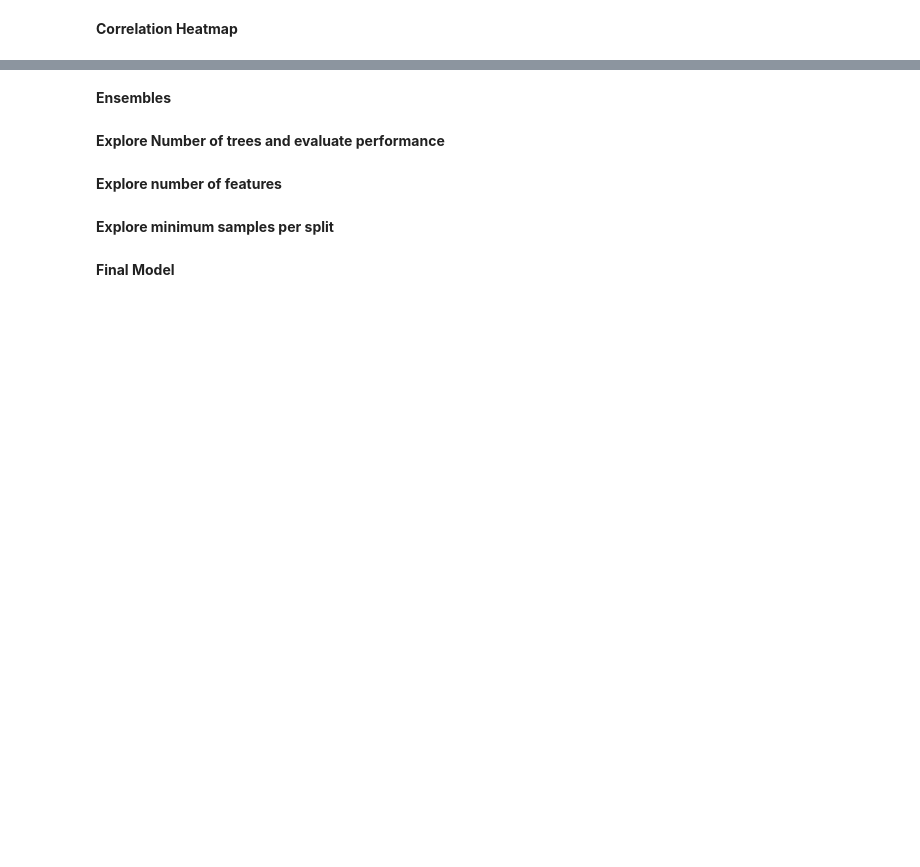
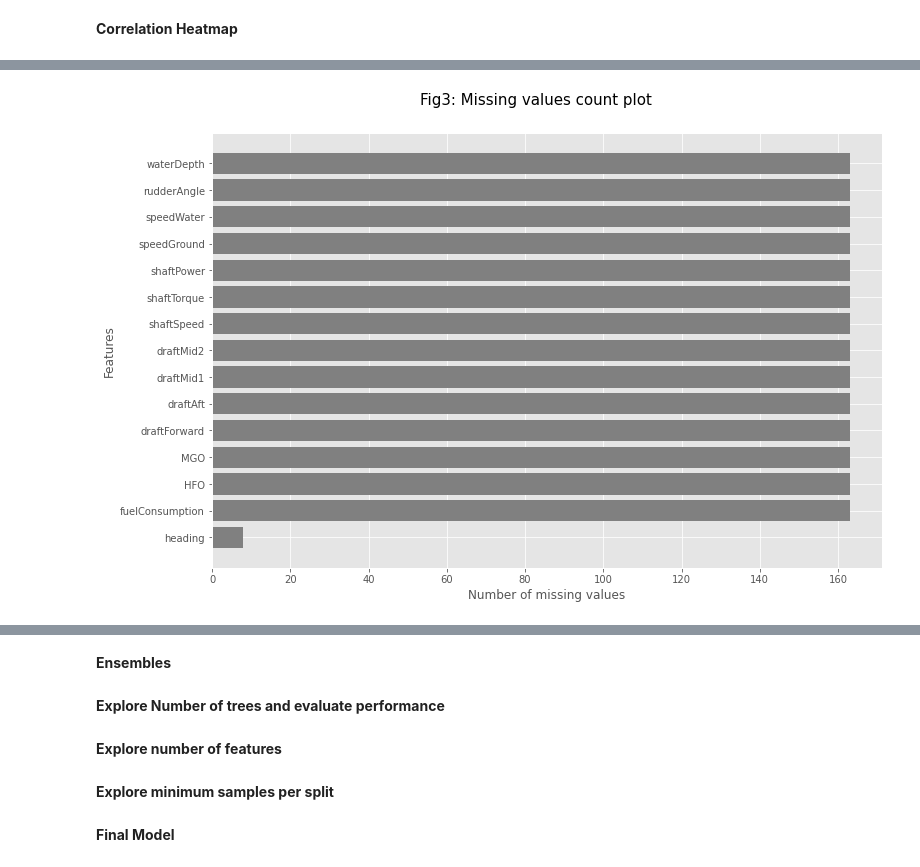
Before and after one commit to R-Sandhu/predict-ship-fuel-consumption, a Jupyter notebook: reports/Report.ipynb, the cells around one changed output, grey strips where cells are left out. Cells and saved outputs as stored; diff of their text form; code cells hidden in the pictures; blank space fills up the shorter version.

```diff
--- a/reports/Report.ipynb
+++ b/reports/Report.ipynb
@@ -140,11 +259,15 @@ dataset.plot(kind='box', subplots=True, layout=(5,5), sharex=False);
 # %%
 # Missing values count plot
-nan_all = dataset.isna().sum()
+nan_all = df.isna().sum()
 missing = nan_all[nan_all != 0].sort_values()
 
 plt.style.use("ggplot")
 fig, ax = plt.subplots(figsize=(12, 8))
 ax.barh(missing.index, missing.values, color='gray')
-ax.set_xlabel("Fig1: Missing values count");
+ax.set_xlabel("Number of missing values")
+ax.set_ylabel("Features")
+fig.suptitle('Fig3: Missing values count plot', size=15, y=0.95);
+# %% [output]
+[figure, added]
 # %%
 # Zero values counts plot
```
Also changed, not shown: parts of 34 cells of this notebook, 4 other files.
